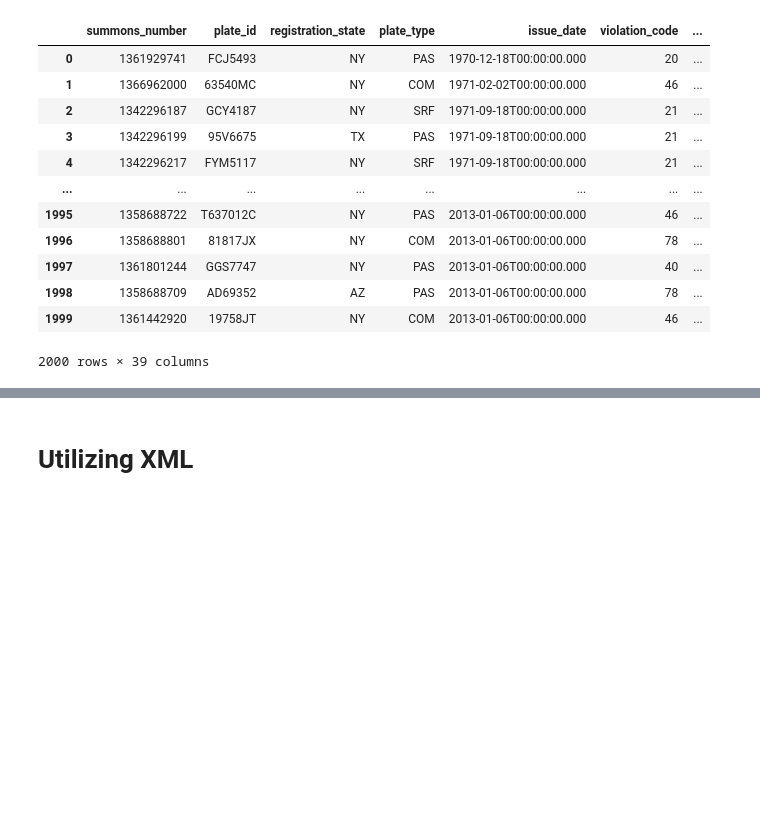
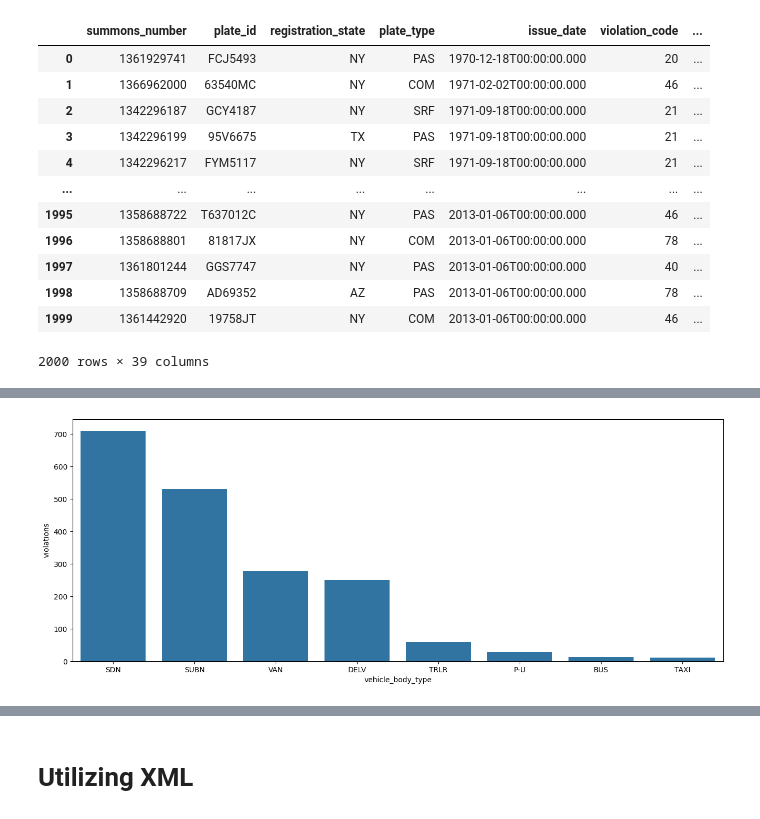
Before and after one commit to sauceboss1526/BestAndRest, a Jupyter notebook: BestAndRest/BestandRest.ipynb, the cells around one changed output, grey strips where cells are left out. Cells and saved outputs as stored; diff of their text form; code cells hidden in the pictures; blank space fills up the shorter version.

```diff
--- a/BestAndRest/BestandRest.ipynb
+++ b/BestAndRest/BestandRest.ipynb
@@ -154,0 +156,9 @@ WARNING:root:Requests made without an app_token will be subject to strict thrott
+# %%
+
+#load dataset from API to pandas
+import pandas as pd
+import numpy as np
+import matplotlib.pyplot as plt
+import seaborn as sns
+df = pd.read_csv('parkingtickets.csv')
+df
@@ -154,0 +208,7 @@ WARNING:root:Requests made without an app_token will be subject to strict thrott
+# %%
+table1 = df.groupby('vehicle_body_type').agg(violations = ('summons_number', 'count')).reset_index().sort_values(by = 'violations', ascending  = False).head(8)
+fig, ax = plt.subplots(figsize = (16,6))
+sns.barplot(x = 'vehicle_body_type', y = 'violations', data = table1)
+plt.show()
+# %% [output]
+[figure, added]
```
Also changed, not shown: parts of 9 cells of this notebook, 4 other files.
